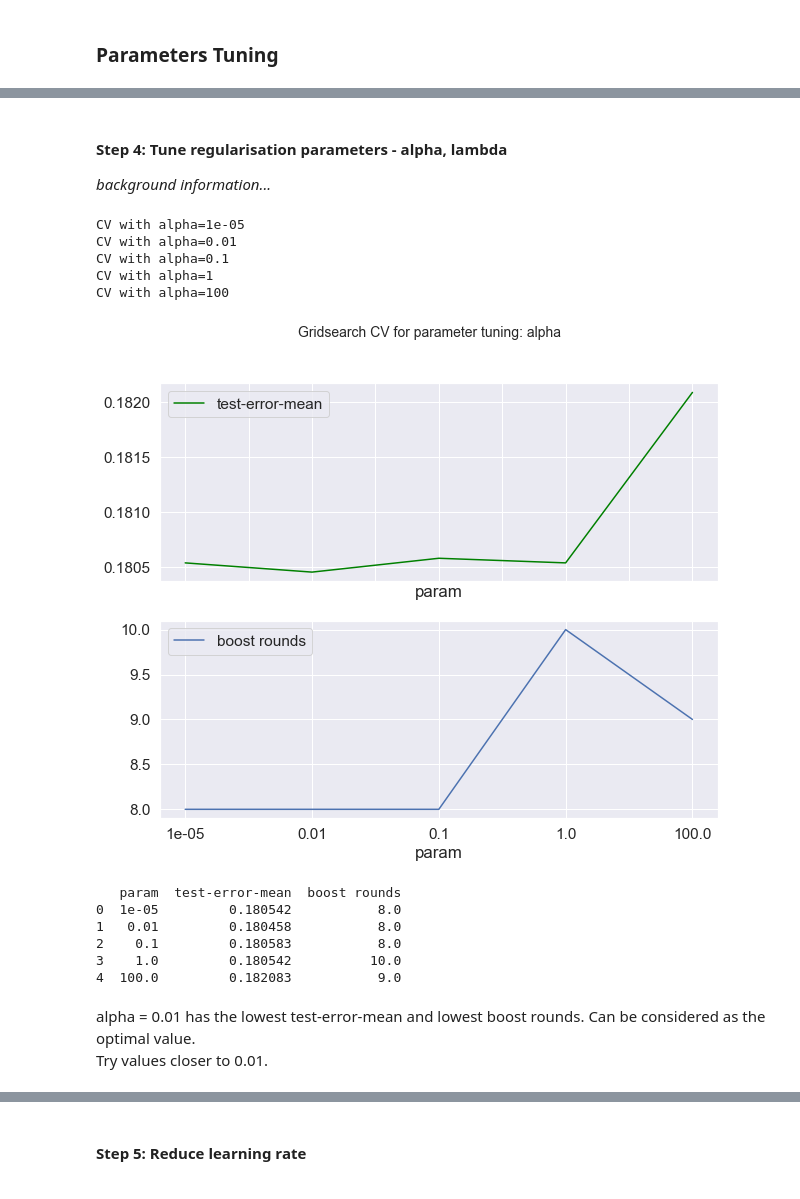
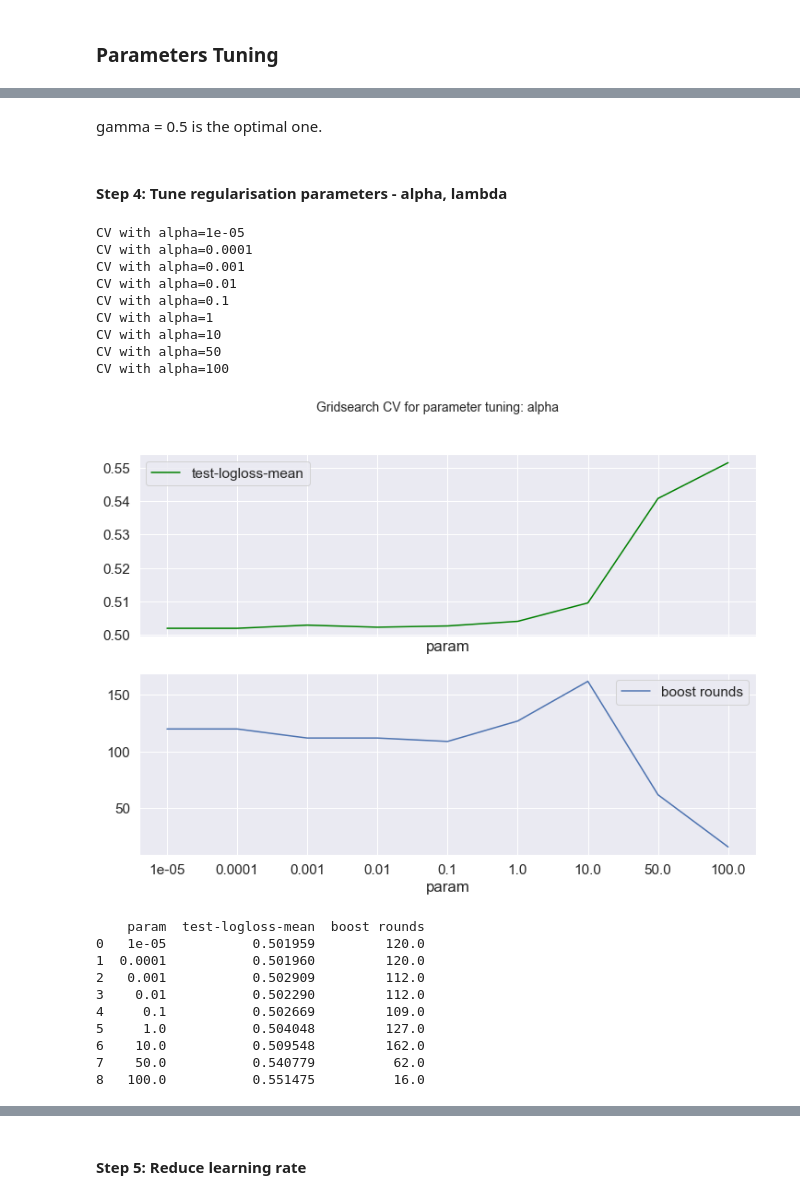
Before and after one commit to kimdanny/Credit-card-default-prediction, a Jupyter notebook: working/LogisticRegression_XGBoost-jingting.ipynb, the cells around one changed output, grey strips where cells are left out. Cells and saved outputs as stored; diff of their text form; code cells hidden in the pictures.

Commit message:
re-run on transformed data + add features selection

```diff
--- a/working/LogisticRegression_XGBoost-jingting.ipynb
+++ b/working/LogisticRegression_XGBoost-jingting.ipynb
@@ -80,13 +80,23 @@ df_test
 # %%
 # set up X and y variable matrices
-Xtrain = df_train[['LIMIT_BAL', 'SEX', 'EDUCATION', 'MARRIAGE', 'AGE',
+Xtrain = df_train[['LIMIT_BAL', 'EDUCATION', 'SEX_MAR', 'AgeBin',
                    'PAY_1', 'PAY_2', 'PAY_3', 'PAY_4', 'PAY_5', 'PAY_6',
                    'BILL_AMT1', 'BILL_AMT2', 'BILL_AMT3', 'BILL_AMT4', 'BILL_AMT5', 'BILL_AMT6',
-                   'PAY_AMT1', 'PAY_AMT2', 'PAY_AMT3', 'PAY_AMT4', 'PAY_AMT5', 'PAY_AMT6']]
-Xtest = df_test[['LIMIT_BAL', 'SEX', 'EDUCATION', 'MARRIAGE', 'AGE',
+                   'PAY_AMT1', 'PAY_AMT2', 'PAY_AMT3', 'PAY_AMT4', 'PAY_AMT5', 'PAY_AMT6',
+                   'Closeness_1', 'Closeness_2', 'Closeness_3', 'Closeness_4','Closeness_5', 'Closeness_6',
+                   'diff']]
+Xtest = df_test[['LIMIT_BAL', 'EDUCATION', 'SEX_MAR', 'AgeBin',
                  'PAY_1', 'PAY_2', 'PAY_3', 'PAY_4', 'PAY_5', 'PAY_6',
                  'BILL_AMT1', 'BILL_AMT2', 'BILL_AMT3', 'BILL_AMT4', 'BILL_AMT5', 'BILL_AMT6',
-                 'PAY_AMT1', 'PAY_AMT2', 'PAY_AMT3', 'PAY_AMT4', 'PAY_AMT5', 'PAY_AMT6']]
+                 'PAY_AMT1', 'PAY_AMT2', 'PAY_AMT3', 'PAY_AMT4', 'PAY_AMT5', 'PAY_AMT6',
+                 'Closeness_1', 'Closeness_2', 'Closeness_3', 'Closeness_4','Closeness_5', 'Closeness_6',
+                 'diff']]
 
 ytrain = df_train['default']
 ytest = df_test['default']
+# %%
+# set up validation set - 20%
+Xtrain, Xval, ytrain, yval = train_test_split(Xtrain, ytrain, test_size=0.25, random_state=1) # 0.25 x 0.8 = 0.2
+print('Training set:', len(ytrain))
+print('Validation set:', len(yval))
+print('Test set:', len(ytest))
@@ -100,2 +117,5 @@ DTrain = xgb.DMatrix(Xtrain, label=ytrain)
 DTest = xgb.DMatrix(Xtest, label=ytest)
+# %%
+# global variable
+NUM_BOOST_ROUND = 1000
 # %%
@@ -138,12 +158,10 @@ def gridsearch_best_params(params_set, param1_name:str, param2_name:str, string_
 
     print(results)
 # %%
-import time
-
-# gridsearch parameter set (for single parameter) using 5-fold cross validation with single evaluation metrix 'error'
+# gridsearch parameter set (for single parameter) using 5-fold cross validation with single evaluation metrix 'logloss'
 def gridsearch_best_param(param_set, param_name:str, string_format, figwidth=10, convert_to_str=False, timed=False):
     # create a DataFrame to hold the results
-    results = pd.DataFrame(columns=['param', 'test-error-mean', 'boost rounds'])
+    results = pd.DataFrame(columns=['param', 'test-logloss-mean', 'boost rounds'])
 
     for param in param_set:
         print(string_format.format(param))
@@ -156,20 +174,20 @@ def gridsearch_best_param(param_set, param_name:str, string_format, figwidth=10,
         cv_results = xgb.cv(
             params,
             DTrain,
-            num_boost_round=1000,
+            num_boost_round=NUM_BOOST_ROUND,
             seed=42,
             nfold=5,
-            metrics={'error'},
-            early_stopping_rounds=15)
+            metrics={'logloss'}, # default choice for classification task
+            early_stopping_rounds=10)
 
         if timed:
             end = time.time()
             print ("Time used:", end - start)
 
         # write down the results
-        mean_error = cv_results['test-error-mean'].min()
-        boost_rounds = cv_results['test-error-mean'].argmin()
-        results = results.append({'param':param, 'test-error-mean':mean_error, 'boost rounds':boost_rounds},
+        mean_logloss = cv_results['test-logloss-mean'].min()
+        boost_rounds = cv_results['test-logloss-mean'].argmin()
+        results = results.append({'param':param, 'test-logloss-mean':mean_logloss, 'boost rounds':boost_rounds},
                                 ignore_index=True)
 
     # visualise the results
@@ -177,7 +195,7 @@ def gridsearch_best_param(param_set, param_name:str, string_format, figwidth=10,
         results['param'] = results['param'].astype(str)
 
     fig, ax = plt.subplots(nrows=2, ncols=1, figsize=(figwidth,8))
-    results.plot(x="param", y=["test-error-mean"], ax=ax[0], color='green')
+    results.plot(x="param", y=["test-logloss-mean"], ax=ax[0], color='green')
     results.plot(x="param", y=["boost rounds"], ax=ax[1], x_compat=True)
 
     plt.setp(ax[0].get_xticklabels(), visible=False)
@@ -468 +540,3 @@ CV with gamma=10
+# %% [markdown]
+gamma = 0.5 is the optimal one.
 # %%
@@ -471,25 +545,28 @@ params['gamma'] = 7
 # %% [markdown]
 #### Step 4: Tune regularisation parameters - alpha, lambda
-*background information...*
 # %%
-# perform GridSearch on testing 5 values for 'alpha'
-param_test4_alpha = [1e-5, 1e-2, 0.1, 1, 100]
+# select 9 values from a broad range, perform GridSearch on testing these 9 values for 'alpha'
+param_test4_alpha = [1e-5, 1e-4, 1e-3, 0.01, 0.1, 1, 10, 50, 100]
 
 gridsearch_best_param(param_test4_alpha, 'alpha', "CV with alpha={}", convert_to_str=True)
 # %% [output]
 CV with alpha=1e-05
+CV with alpha=0.0001
+CV with alpha=0.001
 CV with alpha=0.01
 CV with alpha=0.1
 CV with alpha=1
+CV with alpha=10
+CV with alpha=50
 CV with alpha=100
-[figure, old version]
+[figure, new version]
-   param  test-error-mean  boost rounds
-0  1e-05         0.180542           8.0
-1   0.01         0.180458           8.0
-2    0.1         0.180583           8.0
-3    1.0         0.180542          10.0
-4  100.0         0.182083           9.0
+    param  test-logloss-mean  boost rounds
+0   1e-05           0.501959         120.0
+1  0.0001           0.501960         120.0
+2   0.001           0.502909         112.0
+3    0.01           0.502290         112.0
+4     0.1           0.502669         109.0
+5     1.0           0.504048         127.0
+6    10.0           0.509548         162.0
+7    50.0           0.540779          62.0
+8   100.0           0.551475          16.0
-# %% [markdown]
-alpha = 0.01 has the lowest test-error-mean and lowest boost rounds. Can be considered as the optimal value.
-<br>
-Try values closer to 0.01.
```
Also changed, not shown: parts of 81 cells of this notebook, 1 other file.
